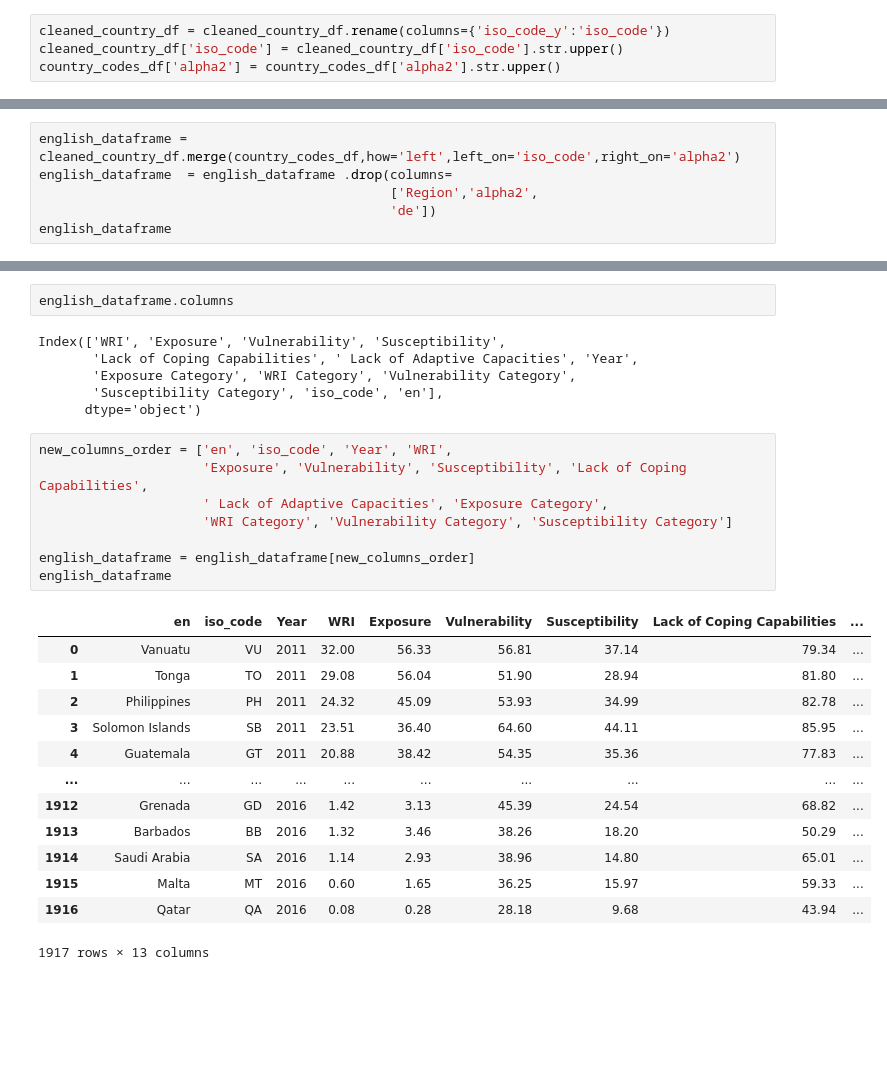
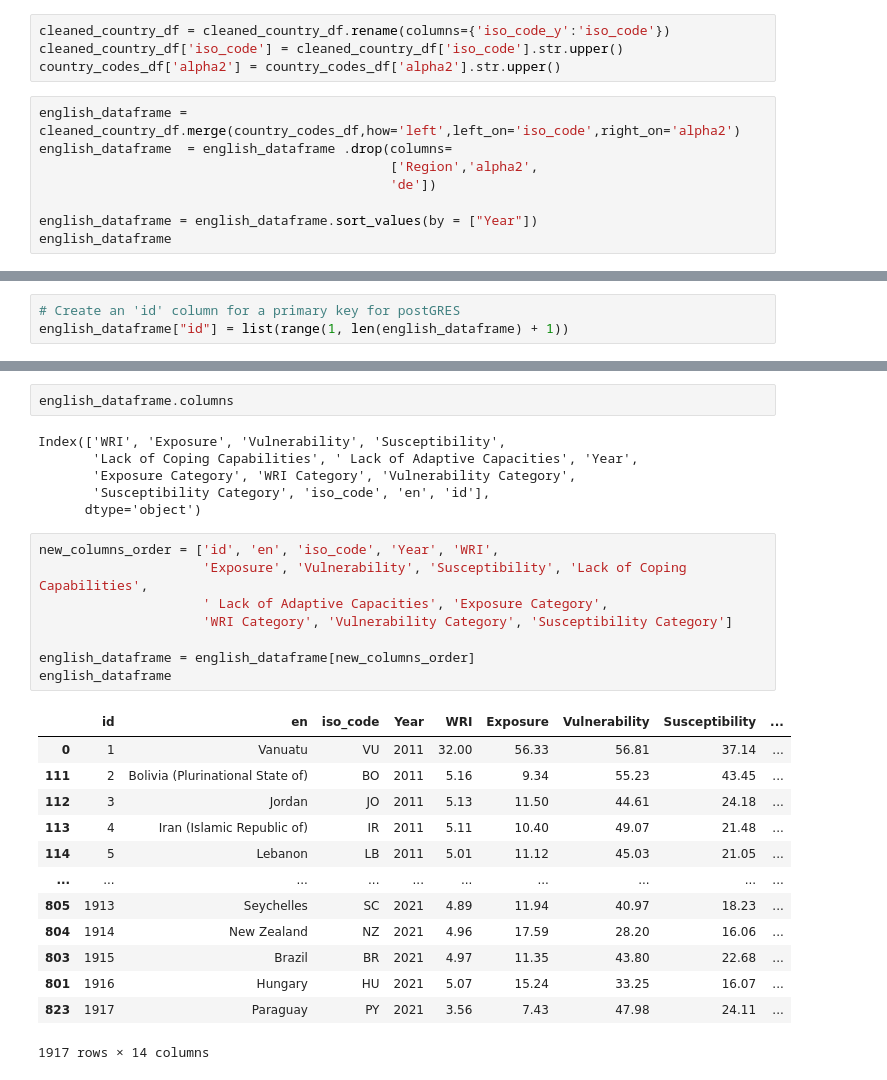
Before and after one commit to herzf012/world-disaster-risk-visualization, a Jupyter notebook: extract_transform_notebook.ipynb, the cells around one changed output, grey strips where cells are left out. Cells and saved outputs as stored; diff of their text form; blank space fills up the shorter version.

Commit message:
Created a functional SQL database, edited extract_transform_notebook.ipynb to include an 'id' column to be used as a primary key for our main csv file.

```diff
--- a/extract_transform_notebook.ipynb
+++ b/extract_transform_notebook.ipynb
@@ -550,3 +550,11 @@ cleaned_country_df[cleaned_country_df['iso_code_y'].isnull()]
 cleaned_country_df = cleaned_country_df.rename(columns={'iso_code_y':'iso_code'})
 cleaned_country_df['iso_code'] = cleaned_country_df['iso_code'].str.upper()
 country_codes_df['alpha2'] = country_codes_df['alpha2'].str.upper()
+# %%
+english_dataframe = cleaned_country_df.merge(country_codes_df,how='left',left_on='iso_code',right_on='alpha2')
+english_dataframe  = english_dataframe .drop(columns=
+                                             ['Region','alpha2',
+                                             'de'])
+
+english_dataframe = english_dataframe.sort_values(by = ["Year"])
+english_dataframe
@@ -553,6 +575,3 @@ country_codes_df['alpha2'] = country_codes_df['alpha2'].str.upper()
 # %%
-english_dataframe = cleaned_country_df.merge(country_codes_df,how='left',left_on='iso_code',right_on='alpha2')
-english_dataframe  = english_dataframe .drop(columns=
-                                             ['Region','alpha2',
-                                             'de'])
-english_dataframe
+# Create an 'id' column for a primary key for postGRES
+english_dataframe["id"] = list(range(1, len(english_dataframe) + 1))
@@ -576,28 +581,28 @@ english_dataframe.columns
 Index(['WRI', 'Exposure', 'Vulnerability', 'Susceptibility',
        'Lack of Coping Capabilities', ' Lack of Adaptive Capacities', 'Year',
        'Exposure Category', 'WRI Category', 'Vulnerability Category',
-       'Susceptibility Category', 'iso_code', 'en'],
+       'Susceptibility Category', 'iso_code', 'en', 'id'],
       dtype='object')
 # %%
-new_columns_order = ['en', 'iso_code', 'Year', 'WRI',
+new_columns_order = ['id', 'en', 'iso_code', 'Year', 'WRI',
                      'Exposure', 'Vulnerability', 'Susceptibility', 'Lack of Coping Capabilities',
                      ' Lack of Adaptive Capacities', 'Exposure Category',
                      'WRI Category', 'Vulnerability Category', 'Susceptibility Category']
 
 english_dataframe = english_dataframe[new_columns_order]
 english_dataframe
 # %% [output]
-|  | en | iso_code | Year | WRI | Exposure | Vulnerability | Susceptibility | Lack of Coping Capabilities | ... |
-| 0 | Vanuatu | VU | 2011 | 32.00 | 56.33 | 56.81 | 37.14 | 79.34 | ... |
-| 1 | Tonga | TO | 2011 | 29.08 | 56.04 | 51.90 | 28.94 | 81.80 | ... |
-| 2 | Philippines | PH | 2011 | 24.32 | 45.09 | 53.93 | 34.99 | 82.78 | ... |
-| 3 | Solomon Islands | SB | 2011 | 23.51 | 36.40 | 64.60 | 44.11 | 85.95 | ... |
-| 4 | Guatemala | GT | 2011 | 20.88 | 38.42 | 54.35 | 35.36 | 77.83 | ... |
+|  | id | en | iso_code | Year | WRI | Exposure | Vulnerability | Susceptibility | ... |
+| 0 | 1 | Vanuatu | VU | 2011 | 32.00 | 56.33 | 56.81 | 37.14 | ... |
+| 111 | 2 | Bolivia (Plurinational State of) | BO | 2011 | 5.16 | 9.34 | 55.23 | 43.45 | ... |
+| 112 | 3 | Jordan | JO | 2011 | 5.13 | 11.50 | 44.61 | 24.18 | ... |
+| 113 | 4 | Iran (Islamic Republic of) | IR | 2011 | 5.11 | 10.40 | 49.07 | 21.48 | ... |
+| 114 | 5 | Lebanon | LB | 2011 | 5.01 | 11.12 | 45.03 | 21.05 | ... |
 | ... | ... | ... | ... | ... | ... | ... | ... | ... | ... |
-| 1912 | Grenada | GD | 2016 | 1.42 | 3.13 | 45.39 | 24.54 | 68.82 | ... |
-| 1913 | Barbados | BB | 2016 | 1.32 | 3.46 | 38.26 | 18.20 | 50.29 | ... |
-| 1914 | Saudi Arabia | SA | 2016 | 1.14 | 2.93 | 38.96 | 14.80 | 65.01 | ... |
-| 1915 | Malta | MT | 2016 | 0.60 | 1.65 | 36.25 | 15.97 | 59.33 | ... |
-| 1916 | Qatar | QA | 2016 | 0.08 | 0.28 | 28.18 | 9.68 | 43.94 | ... |
+| 805 | 1913 | Seychelles | SC | 2021 | 4.89 | 11.94 | 40.97 | 18.23 | ... |
+| 804 | 1914 | New Zealand | NZ | 2021 | 4.96 | 17.59 | 28.20 | 16.06 | ... |
+| 803 | 1915 | Brazil | BR | 2021 | 4.97 | 11.35 | 43.80 | 22.68 | ... |
+| 801 | 1916 | Hungary | HU | 2021 | 5.07 | 15.24 | 33.25 | 16.07 | ... |
+| 823 | 1917 | Paraguay | PY | 2021 | 3.56 | 7.43 | 47.98 | 24.11 | ... |
-1917 rows × 13 columns
+1917 rows × 14 columns
 # %%
```
Also changed, not shown: parts of 3 cells of this notebook, 2 other files.
